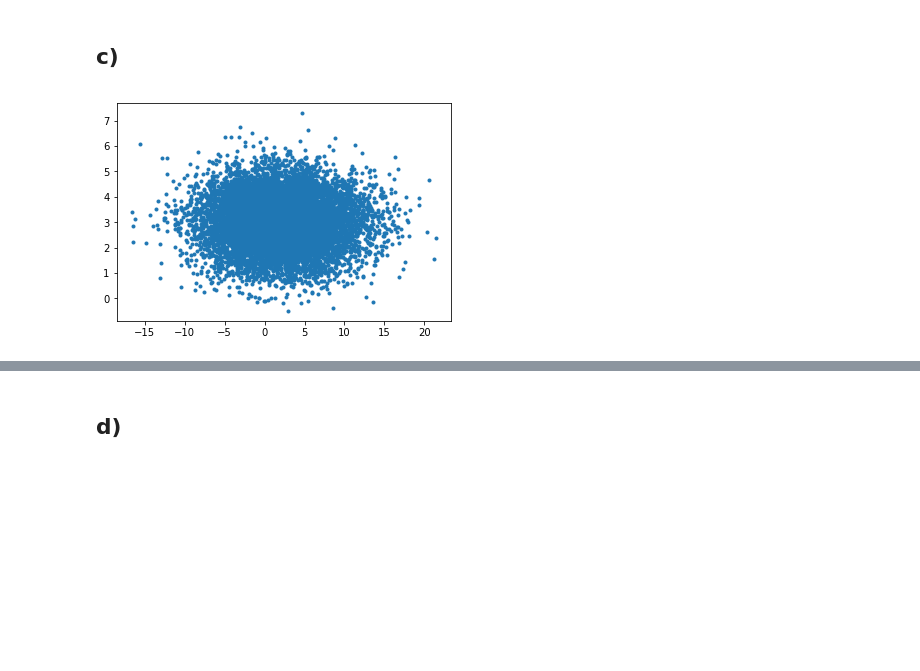
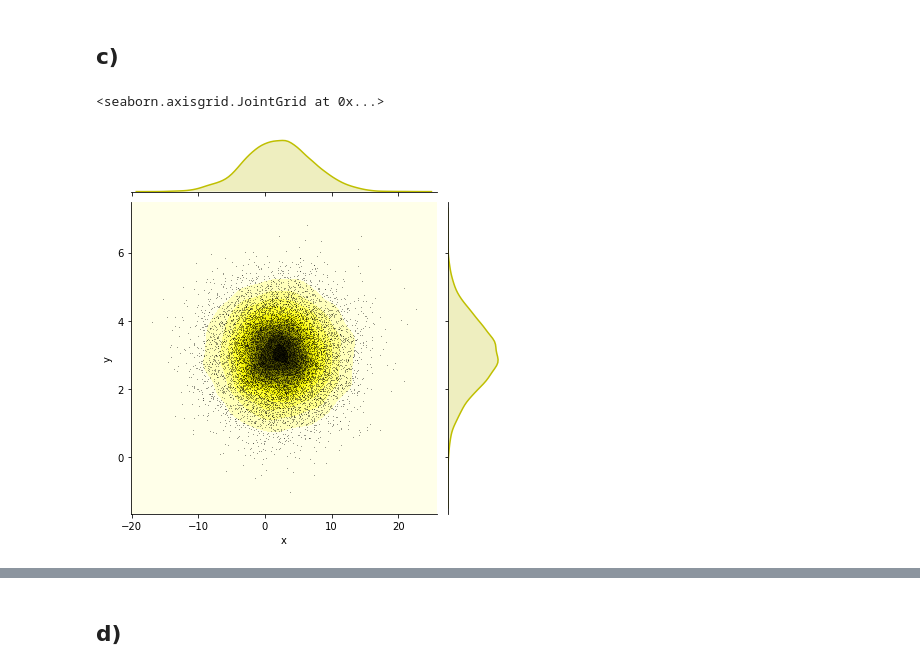
Before and after one commit to maskubica/Eksploracja_Danych, a Jupyter notebook: lista1/lista1.ipynb, the cells around one changed output, grey strips where cells are left out. Cells and saved outputs as stored; diff of their text form; code cells hidden in the pictures; blank space fills up the shorter version.

```diff
--- a/lista1/lista1.ipynb
+++ b/lista1/lista1.ipynb
@@ -3,8 +3,12 @@
 # %%
 import pandas as pd
 import numpy as np
+import seaborn as sns
 import matplotlib.pyplot as plt
 from scipy import stats
+import scipy
+
+plt.rcParams["figure.figsize"] = (15,6)
 # %%
 a = np.arange(1,101,1)
 b = np.arange(1,100,2)
@@ -51,9 +91,12 @@ plt.show()
 # %%
 N = 10000
 x = np.random.normal(2,5,N)
 y = np.random.normal(3,1,N)
-plt.plot(x,y, '.')
-#plt.axis([-20,20,-20,20])
-plt.show()
+data = np.column_stack((x,y))
+df = pd.DataFrame(data, columns=["x", "y"])
+
+g = sns.jointplot(x="x", y="y", data=df, kind="kde", color="y")
+g.plot_joint(plt.scatter, c="black", s=2, linewidth=.01, marker=".")
 # %% [output]
+<seaborn.axisgrid.JointGrid at 0x...>
-[figure, old version]
+[figure, new version]
```
Also changed, not shown: parts of 27 cells of this notebook, 9 other files.
